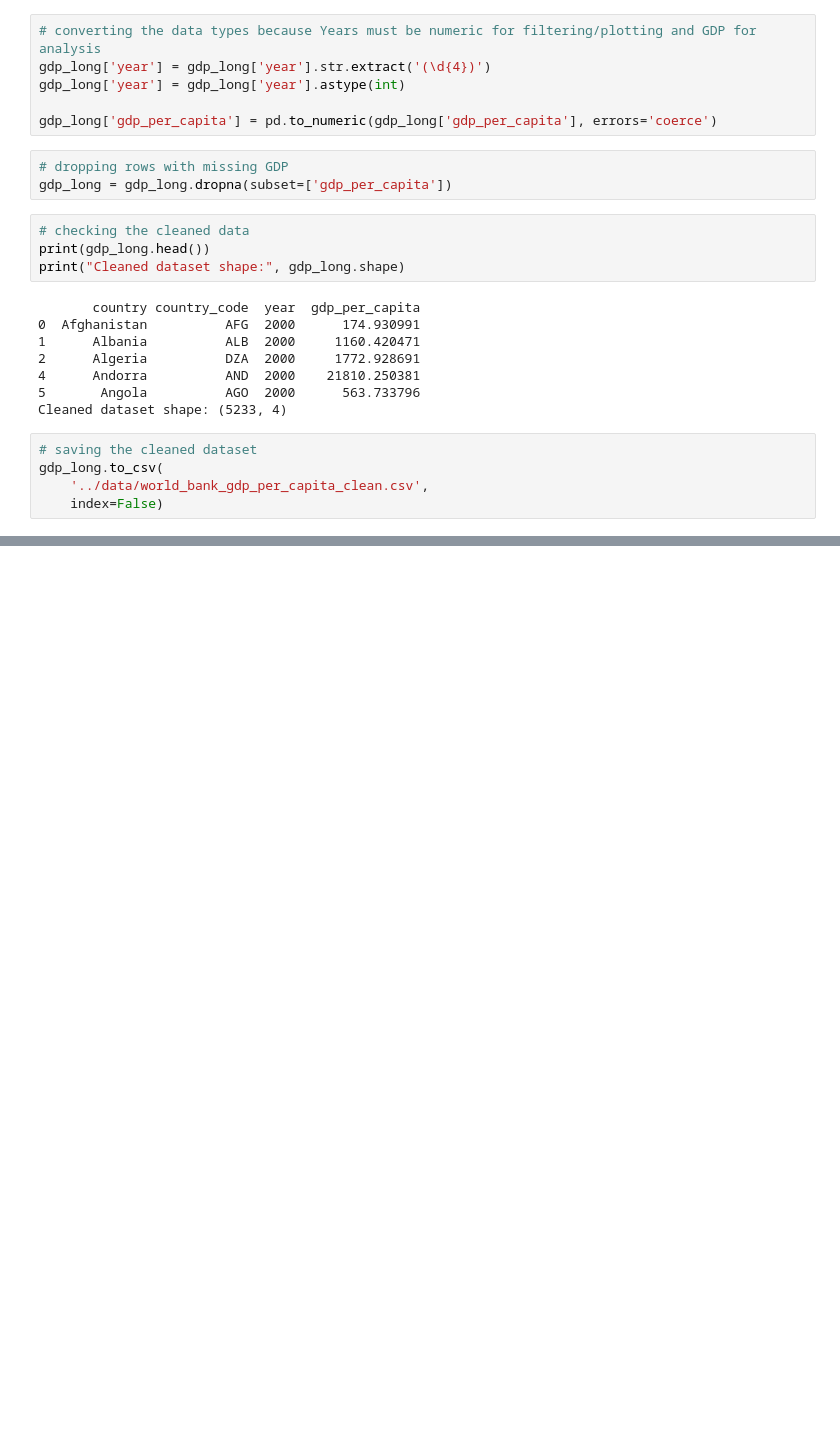
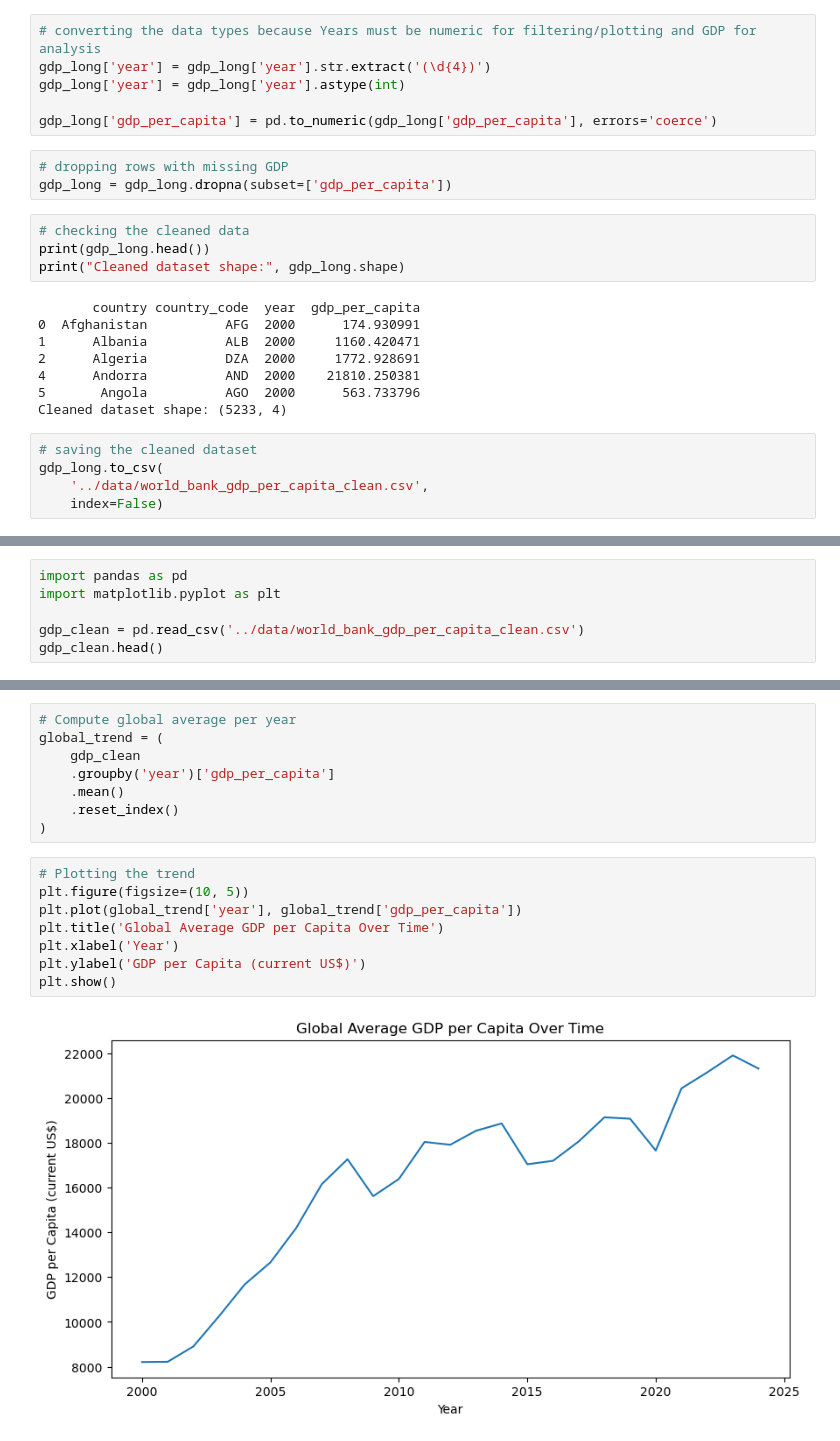
Before and after one commit to MonashTee/python-job-portfolio, a Jupyter notebook: week_01/notebooks/basic_economic_data.ipynb, the cells around one changed output, grey strips where cells are left out. Cells and saved outputs as stored; diff of their text form; blank space fills up the shorter version.

Commit message:
Week 1 Day 3: exploratory data analysis and GDP per capita visualizations

```diff
--- a/week_01/notebooks/basic_economic_data.ipynb
+++ b/week_01/notebooks/basic_economic_data.ipynb
@@ -106,0 +124,6 @@ gdp_long.to_csv(
+# %%
+import pandas as pd
+import matplotlib.pyplot as plt
+
+gdp_clean = pd.read_csv('../data/world_bank_gdp_per_capita_clean.csv')
+gdp_clean.head()
@@ -106,0 +146,18 @@ gdp_long.to_csv(
+# %%
+# Compute global average per year
+global_trend = (
+    gdp_clean
+    .groupby('year')['gdp_per_capita']
+    .mean()
+    .reset_index()
+)
+# %%
+# Plotting the trend
+plt.figure(figsize=(10, 5))
+plt.plot(global_trend['year'], global_trend['gdp_per_capita'])
+plt.title('Global Average GDP per Capita Over Time')
+plt.xlabel('Year')
+plt.ylabel('GDP per Capita (current US$)')
+plt.show()
+# %% [output]
+[figure, added]
```
Also changed, not shown: parts of 7 cells of this notebook.
